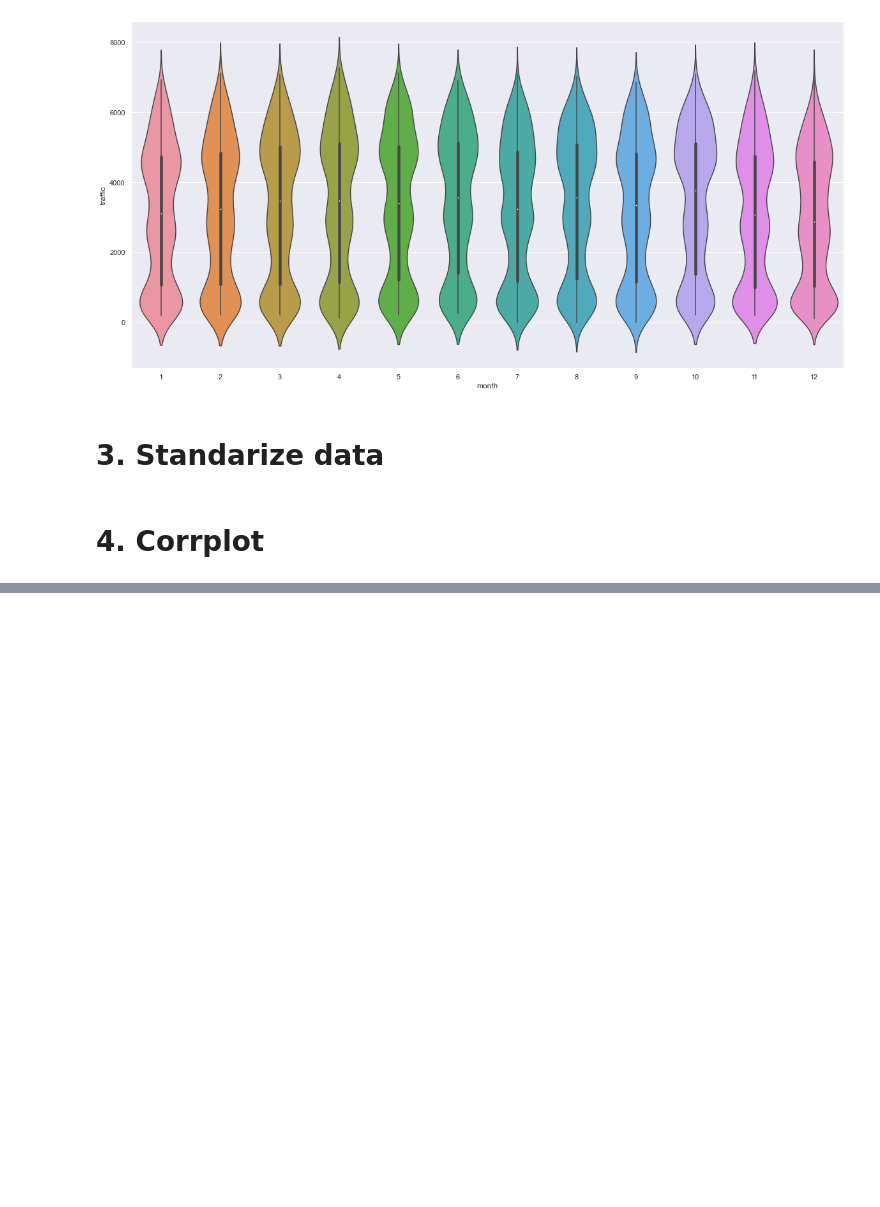
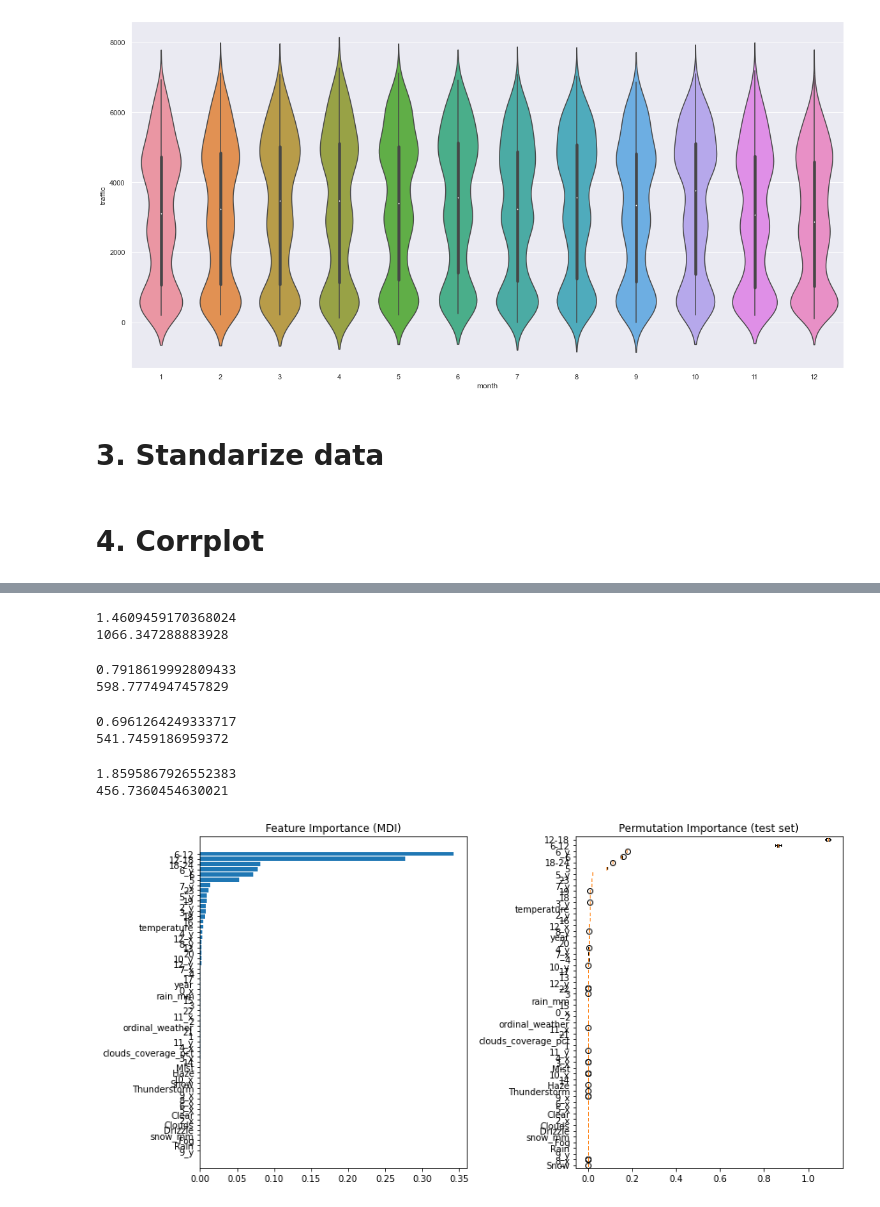
Before and after one commit to kerajxl/MachineLearningProject, a Jupyter notebook: regression.ipynb, the cells around one changed output, grey strips where cells are left out. Saved outputs shown, nothing was run; the diff lists cells and outputs as text; code cells hidden in the pictures; blank space fills up the shorter version.

```diff
--- a/regression.ipynb
+++ b/regression.ipynb
@@ -312,0 +392,76 @@ print(mean_absolute_error(y_train, y_forest))
+# %%
+knn_predicted = KNeighborsRegressor(n_neighbors=60).fit(x_train,y_train).predict(x_train)
+
+print(mean_absolute_percentage_error(y_train, knn_predicted))
+print(mean_absolute_error(y_train, knn_predicted))
+# %% [output]
+1.4609459170368024
+1066.347288883928
+# %%
+from sklearn import linear_model
+reg = linear_model.Lasso(alpha=0.1)
+reg.fit(x_train, y_train)
+y_reg = reg.predict(x_train)
+
+
+print(mean_absolute_percentage_error(y_train, y_reg))
+print(mean_absolute_error(y_train, y_reg))
+# %% [output]
+0.7918619992809433
+598.7774947457829
+# %%
+from sklearn.linear_model import TweedieRegressor
+reg = TweedieRegressor(power=1, alpha=0.1, link='log')
+reg.fit(x_train, y_train)
+y_reg = reg.predict(x_train)
+
+
+print(mean_absolute_percentage_error(y_train, y_reg))
+print(mean_absolute_error(y_train, y_reg))
+# %% [output]
+0.6961264249333717
+541.7459186959372
+# %%
+from sklearn.ensemble import GradientBoostingRegressor
+from sklearn.inspection import permutation_importance
+params = {
+    "n_estimators": 500,
+    "max_depth": 4,
+    "min_samples_split": 5,
+    "learning_rate": 0.01,
+    "loss": "squared_error",
+}
+reg = GradientBoostingRegressor(**params)
+reg.fit(x_train, y_train)
+
+y_reg = reg.predict(x_train)
+
+
+print(mean_absolute_percentage_error(y_train, y_reg))
+print(mean_absolute_error(y_train, y_reg))
+feature_importance = reg.feature_importances_
+sorted_idx = np.argsort(feature_importance)
+pos = np.arange(sorted_idx.shape[0]) + 0.5
+fig = plt.figure(figsize=(12, 6))
+plt.subplot(1, 2, 1)
+plt.barh(pos, feature_importance[sorted_idx], align="center")
+plt.yticks(pos, np.array(x_train.columns)[sorted_idx])
+plt.title("Feature Importance (MDI)")
+
+result = permutation_importance(
+    reg, x_train, y_train, n_repeats=10, random_state=42, n_jobs=2
+)
+sorted_idx = result.importances_mean.argsort()
+plt.subplot(1, 2, 2)
+plt.boxplot(
+    result.importances[sorted_idx].T,
+    vert=False,
+    labels=np.array(x_train.columns)[sorted_idx],
+)
+plt.title("Permutation Importance (test set)")
+fig.tight_layout()
+plt.show()
+# %% [output]
+1.8595867926552383
+456.7360454630021
+[figure, added]
```
Also changed, not shown: parts of 19 cells of this notebook.
